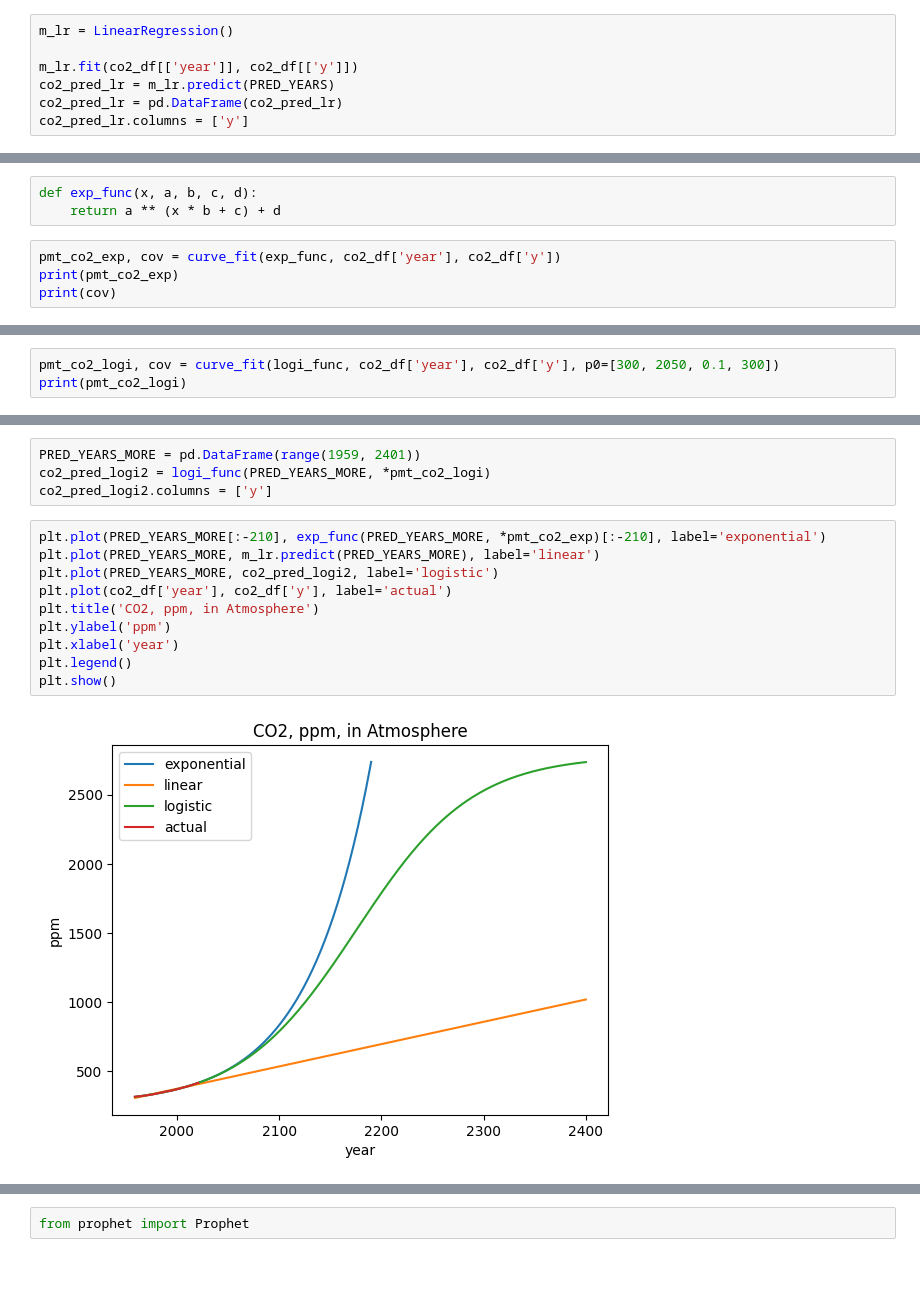
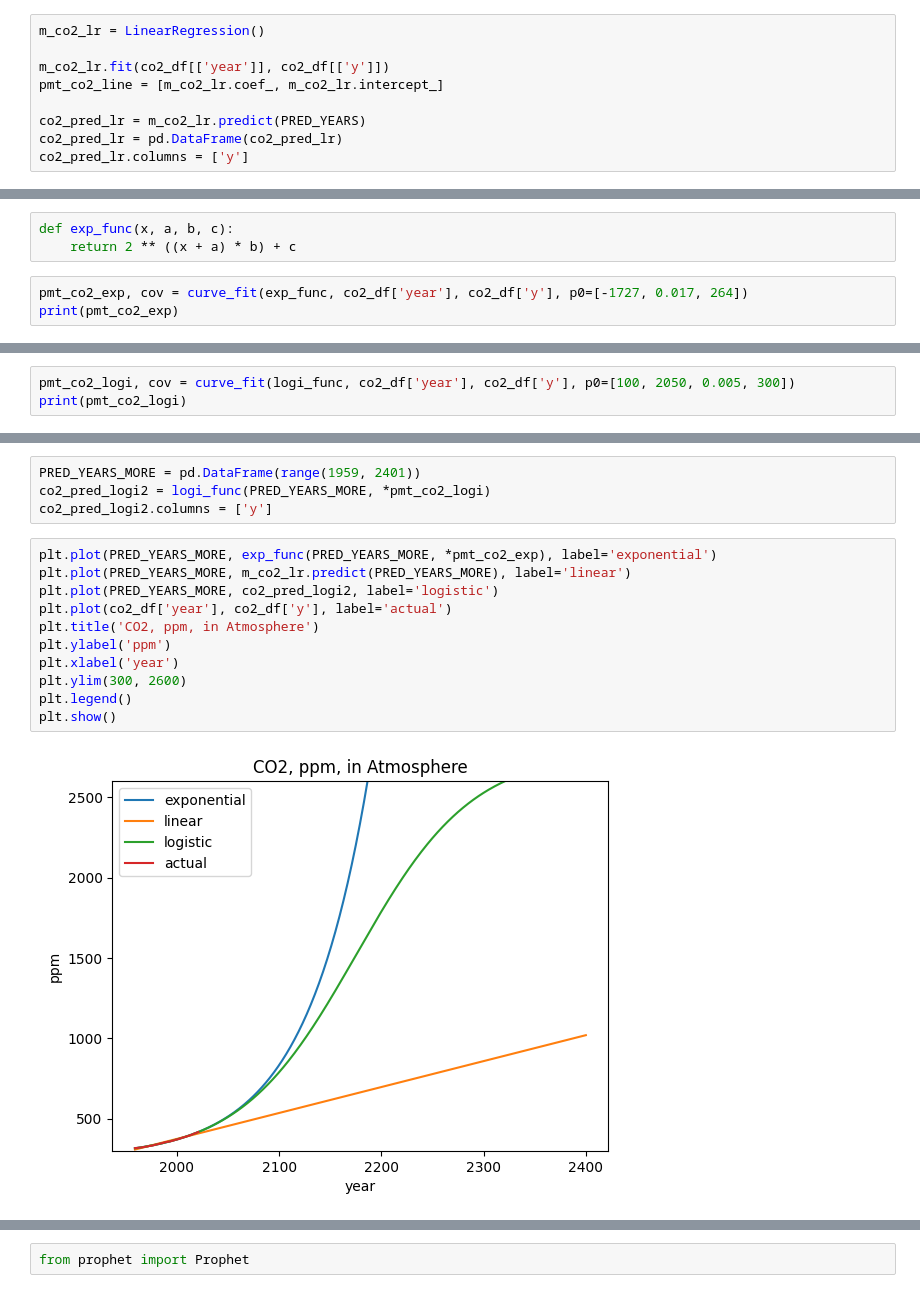
Before and after one commit to akioweh/The-HiMCM, a Jupyter notebook: py/main.ipynb, the cells around one changed output, grey strips where cells are left out. Saved outputs shown, nothing was run; the diff lists cells and outputs as text.

```diff
--- a/py/main.ipynb
+++ b/py/main.ipynb
@@ -178,8 +137,10 @@ plt.legend()
 # %%
-m_lr = LinearRegression()
+m_co2_lr = LinearRegression()
 
-m_lr.fit(co2_df[['year']], co2_df[['y']])
-co2_pred_lr = m_lr.predict(PRED_YEARS)
+m_co2_lr.fit(co2_df[['year']], co2_df[['y']])
+pmt_co2_line = [m_co2_lr.coef_, m_co2_lr.intercept_]
+
+co2_pred_lr = m_co2_lr.predict(PRED_YEARS)
 co2_pred_lr = pd.DataFrame(co2_pred_lr)
 co2_pred_lr.columns = ['y']
 # %%
@@ -208,10 +170,9 @@ plt.show()
 # %%
 from scipy.optimize import curve_fit
 # %%
-def exp_func(x, a, b, c, d):
-    return a ** (x * b + c) + d
+def exp_func(x, a, b, c):
+    return 2 ** ((x + a) * b) + c
 # %%
-pmt_co2_exp, cov = curve_fit(exp_func, co2_df['year'], co2_df['y'])
+pmt_co2_exp, cov = curve_fit(exp_func, co2_df['year'], co2_df['y'], p0=[-1727, 0.017, 264])
 print(pmt_co2_exp)
-print(cov)
 # %% [output]
@@ -255,6 +212,6 @@ plt.show()
 def logi_func(x, a, x0, k, d):
     return a / (1 + np.exp(-k * (x - x0))) + d
 # %%
-pmt_co2_logi, cov = curve_fit(logi_func, co2_df['year'], co2_df['y'], p0=[300, 2050, 0.1, 300])
+pmt_co2_logi, cov = curve_fit(logi_func, co2_df['year'], co2_df['y'], p0=[100, 2050, 0.005, 300])
 print(pmt_co2_logi)
 # %% [output]
@@ -299,15 +256,16 @@ PRED_YEARS_MORE = pd.DataFrame(range(1959, 2401))
 co2_pred_logi2 = logi_func(PRED_YEARS_MORE, *pmt_co2_logi)
 co2_pred_logi2.columns = ['y']
 # %%
-plt.plot(PRED_YEARS_MORE[:-210], exp_func(PRED_YEARS_MORE, *pmt_co2_exp)[:-210], label='exponential')
-plt.plot(PRED_YEARS_MORE, m_lr.predict(PRED_YEARS_MORE), label='linear')
+plt.plot(PRED_YEARS_MORE, exp_func(PRED_YEARS_MORE, *pmt_co2_exp), label='exponential')
+plt.plot(PRED_YEARS_MORE, m_co2_lr.predict(PRED_YEARS_MORE), label='linear')
 plt.plot(PRED_YEARS_MORE, co2_pred_logi2, label='logistic')
 plt.plot(co2_df['year'], co2_df['y'], label='actual')
 plt.title('CO2, ppm, in Atmosphere')
 plt.ylabel('ppm')
 plt.xlabel('year')
+plt.ylim(300, 2600)
 plt.legend()
 plt.show()
 # %% [output]
-[figure, old version]
+[figure, new version]
 # %% [markdown]
```
Also changed, not shown: parts of 33 cells of this notebook.
